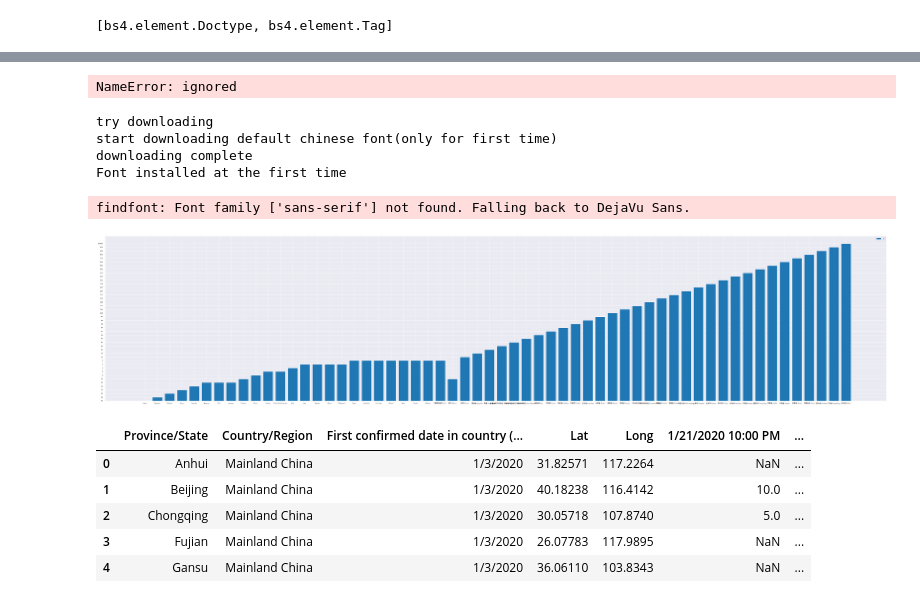
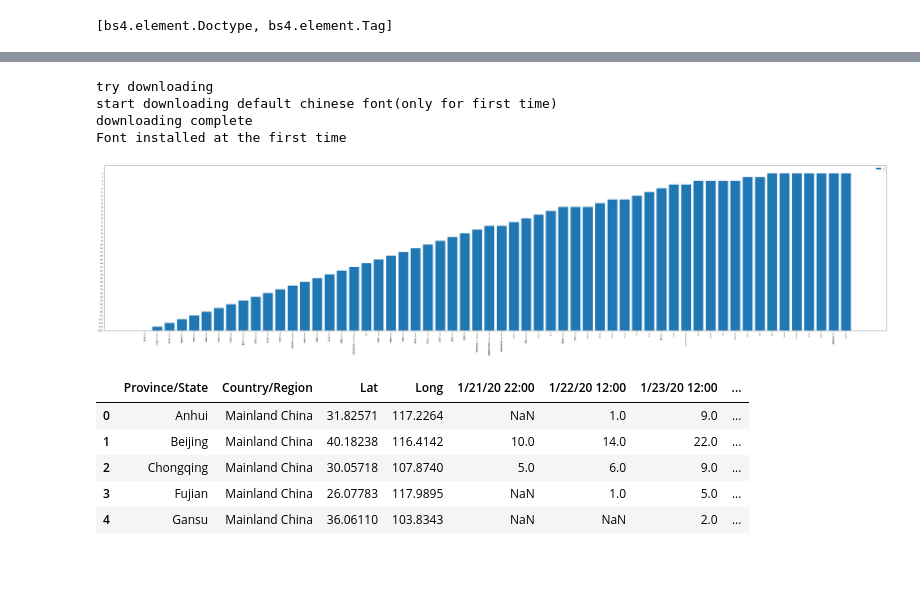
Before and after one commit to Felixwkk/food-classificaion, a Jupyter notebook: coronavirus.ipynb, the cells around one changed output, grey strips where cells are left out. Cells and saved outputs as stored; diff of their text form; code cells hidden in the pictures; blank space fills up the shorter version.

```diff
--- a/coronavirus.ipynb
+++ b/coronavirus.ipynb
@@ -161,0 +185,8 @@ table['Province Name'] = table['Province Name'].str.replace('湖北省', '湖北
+# %%
+#replace empty cell in Continent with  China
+
+for x in table.itertuples():
+  if x.Continents=="":
+    table.at[x.Index,'Continents'] = 'China'
+
+print(table['Continents'])
@@ -161,0 +225,5 @@ table['Province Name'] = table['Province Name'].str.replace('湖北省', '湖北
+# %%
+# convert the confirmed count from string to int
+table['sort'] = table['ConfirmedCount'].str.extract('(\d+)', expand=False).astype(int)
+table.sort_values('sort',inplace=True)
+table = table.drop('sort', axis=1)
@@ -182,2 +256,0 @@ table
-# %%
-table['Continents'] = table['Continents'].str.replace('','China')
@@ -221,8 +274,8 @@ import matplotlib.font_manager as fm
 path = 'chinese.simhei.ttf'
 fontprop = fm.FontProperties(fname=path, size=10)
 
-mpl.rcParams['font.sans-serif'] = ['chinese.simhei.ttf']
-mpl.rcParams['font.serif'] = ['chinese.SimHei.ttf']
+plt.rcParams['font.sans-serif'] = ['chinese.simhei.ttf']
+plt.rcParams['font.serif'] = ['chinese.SimHei.ttf']
 
 plt.rcParams['axes.unicode_minus'] = False
 figure = plt.figure(figsize=(38,14),dpi=80)
@@ -238,38 +291,35 @@ plt.legend(loc = "lower left",prop=fontprop)
 import seaborn as sns
 sns.set_style("darkgrid",{"font.sans-serif":['chinese.simhei', 'Arial']})
 plt.show()
-# %% [output]
-NameError: ignored
 # %%
 from pyplotz.pyplotz import PyplotZ
 pltz = PyplotZ()
 pltz.enable_chinese()
 pltz.set_figure_size(60,13)
 pltz.bar(table['Province Name'],table['ConfirmedCount'])
 
-pltz.xticks(np.arange(len(table['Province Name'])),table['Province Name'],rotation=360)
+pltz.xticks(np.arange(len(table['Province Name'])),table['Province Name'],rotation='90')
 pltz.legend('Confirmed Count')
 pltz.automate_font_size(scale=.2)
 pltz.show()
 # %% [output]
 try downloading
 start downloading default chinese font(only for first time)
 downloading complete
 Font installed at the first time
-findfont: Font family ['sans-serif'] not found. Falling back to DejaVu Sans.
-[figure, old version]
+[figure, new version]
 # %%
 # upload the csv file into colab
-filename = 'time_series_2019-ncov - Confirmed.csv'
+filename = 'https://raw.githubusercontent.com/CSSEGISandData/2019-nCoV/master/time_series/time_series_2019-ncov-Confirmed.csv'
 
 data = pd.read_csv(filename)
 
 data.head()
 # %% [output]
-|  | Province/State | Country/Region | First confirmed date in country (... | Lat | Long | 1/21/2020 10:00 PM | ... |
-| 0 | Anhui | Mainland China | 1/3/2020 | 31.82571 | 117.2264 | NaN | ... |
-| 1 | Beijing | Mainland China | 1/3/2020 | 40.18238 | 116.4142 | 10.0 | ... |
-| 2 | Chongqing | Mainland China | 1/3/2020 | 30.05718 | 107.8740 | 5.0 | ... |
-| 3 | Fujian | Mainland China | 1/3/2020 | 26.07783 | 117.9895 | NaN | ... |
-| 4 | Gansu | Mainland China | 1/3/2020 | 36.06110 | 103.8343 | NaN | ... |
+|  | Province/State | Country/Region | Lat | Long | 1/21/20 22:00 | 1/22/20 12:00 | 1/23/20 12:00 | ... |
+| 0 | Anhui | Mainland China | 31.82571 | 117.2264 | NaN | 1.0 | 9.0 | ... |
+| 1 | Beijing | Mainland China | 40.18238 | 116.4142 | 10.0 | 14.0 | 22.0 | ... |
+| 2 | Chongqing | Mainland China | 30.05718 | 107.8740 | 5.0 | 6.0 | 9.0 | ... |
+| 3 | Fujian | Mainland China | 26.07783 | 117.9895 | NaN | 1.0 | 5.0 | ... |
+| 4 | Gansu | Mainland China | 36.06110 | 103.8343 | NaN | NaN | 2.0 | ... |
 # %%
```
Also changed, not shown: parts of 36 cells of this notebook.
